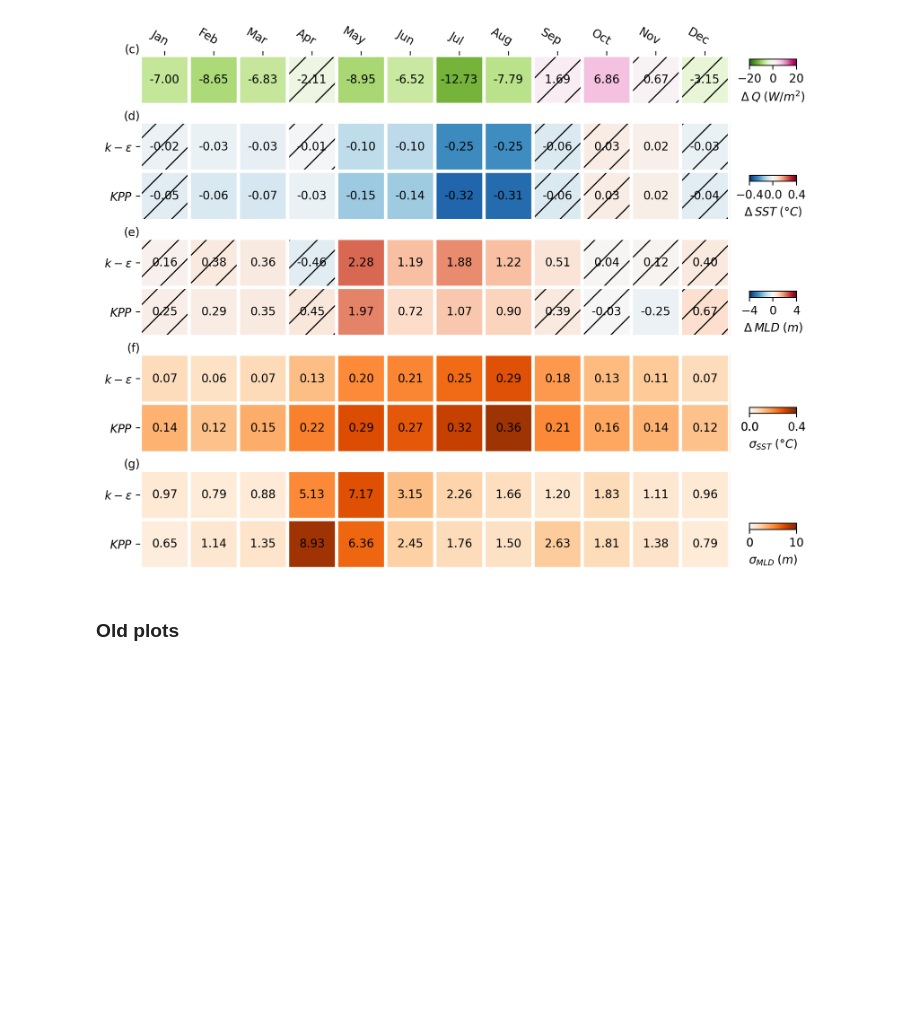
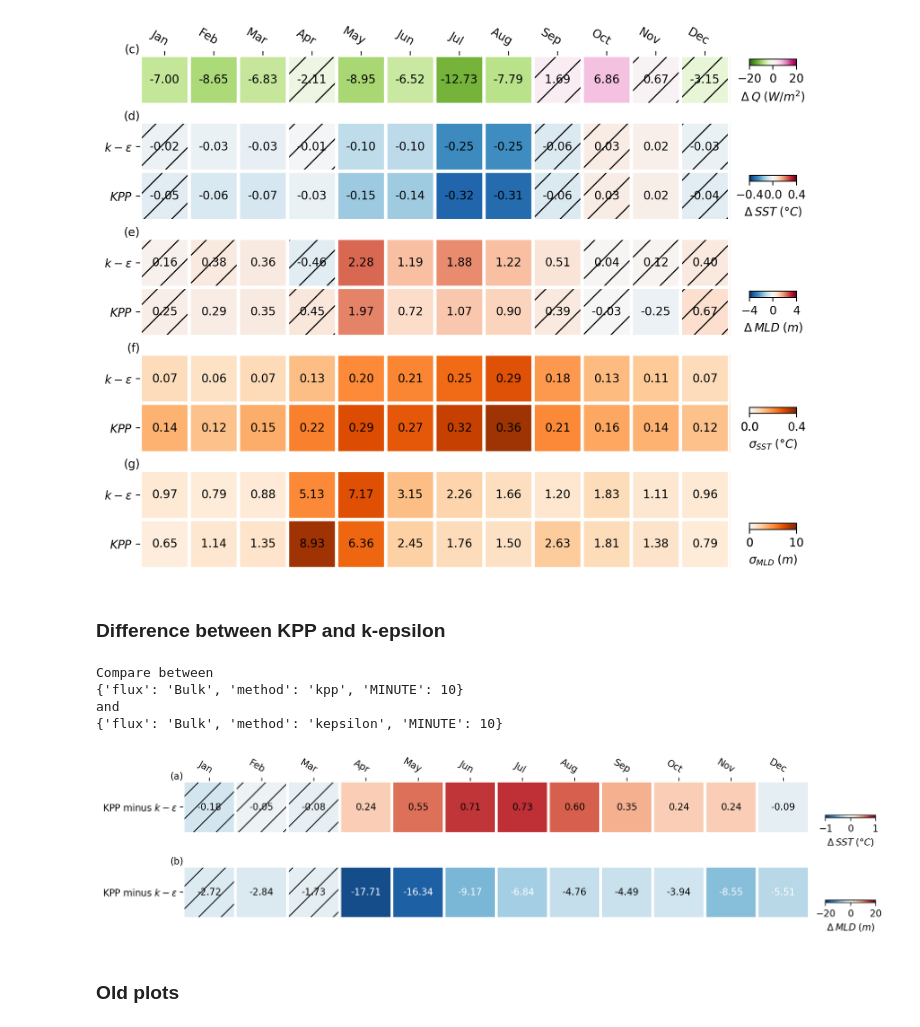
Before and after one commit to jiarong-wu/mlflux, a Jupyter notebook: gotm/Eval6-figure.ipynb, the cells around one changed output. Drawn from its saved outputs; the diff is of its cells as text; code cells hidden in the pictures; blank space fills up the shorter version.

```diff
--- a/gotm/Eval6-figure.ipynb
+++ b/gotm/Eval6-figure.ipynb
@@ -250,6 +254,62 @@ plt.savefig(f'../plots/updated_heatmap_together.png', bbox_inches='tight')
 plt.savefig(f'../plots/updated_heatmap_together.pdf', bbox_inches='tight')
 # %% [output]
 [figure]
+# %% [markdown]
+### Difference between KPP and k-epsilon
+# %%
+dir = '/scratch/jw8736/gotm/ensem/2011-01-01_2020-01-01_heat/'
+years = (2011,2012,2015,2016)
+num1 = {'flux': 'Bulk', 'method': 'kepsilon', 'MINUTE': 10}
+num2 = {'flux': 'Bulk', 'method': 'kpp', 'MINUTE': 10}
+
+# MLD is absolute signed so always positive
+# So a negative bias is shallower
+bias = Distance (years, combo=num2, combo_ref=num1, dir=dir)
+bias.read_compute()
+# %% [output]
+Compare between
+{'flux': 'Bulk', 'method': 'kpp', 'MINUTE': 10}
+and
+{'flux': 'Bulk', 'method': 'kepsilon', 'MINUTE': 10}
+# %%
+fig, axes = plt.subplots(2, 1, figsize=[12,3], dpi=200, height_ratios=[1,1], sharex=False)
+biases = [bias]
+row_labels = ['KPP minus $k-\epsilon$']
+col_labels = ['Jan', 'Feb', 'Mar', 'Apr', 'May', 'Jun', 'Jul', 'Aug', 'Sep', 'Oct', 'Nov', 'Dec']
+
+# SST
+ax = axes[0]; option = 'SST_diffs'
+yaver_bias = [getattr(bias, option).mean(axis=0) for bias in biases]
+sign_agree = [bias.checksigns(option) for bias in biases]
+yaver_bias = np.array(yaver_bias); sign_agree = np.array(sign_agree)
+im, cbar = heatmap_(yaver_bias, row_labels=row_labels, col_labels=col_labels, ax=ax, cbarlabel="$\Delta \: SST \; (\degree C)$",
+                    XTICK=True, YTICK=True, vmax=1, vmin=-1, cmap='RdBu_r')
+texts = annotate_heatmap(im, data=yaver_bias, valfmt="{x:.2f}", textcolors=("white", "black"), threshold=-5)
+for (i, j), sign in np.ndenumerate(sign_agree):
+    if sign == 0:  # Apply hatching to cells where sign_agree is 0
+        ax.add_patch(plt.Rectangle((j-0.5, i-0.5), 1, 1, fill=False, hatch='/'))  # Diagonal forward hatch
+
+# MLD
+ax = axes[1]; option = 'MLD_diffs'
+yaver_bias = [getattr(bias, option).mean(axis=0) for bias in biases]
+sign_agree = [bias.checksigns(option) for bias in biases]
+yaver_bias = np.array(yaver_bias); sign_agree = np.array(sign_agree)
+im, cbar = heatmap_(yaver_bias, row_labels=row_labels, col_labels=[], ax=ax, cbarlabel=r"$\Delta \: MLD \; (m)$",
+                    XTICK=False, YTICK=True, vmax=20, vmin=-20, cmap='RdBu_r')
+texts = annotate_heatmap(im, data=yaver_bias, valfmt="{x:.2f}", textcolors=("white", "black"), threshold=-5)
+for (i, j), sign in np.ndenumerate(sign_agree):
+    if sign == 0:  # Apply hatching to cells where sign_agree is 0
+        ax.add_patch(plt.Rectangle((j-0.5, i-0.5), 1, 1, fill=False, hatch='/'))  # Diagonal forward hatch
+
+
+labels = ['(a)','(b)']
+for i in range(len(axes)):
+    axes[i].text(0., 1., labels[i], transform=axes[i].transAxes, fontsize=10, verticalalignment='bottom', horizontalalignment='right')
+
+# plt.tight_layout()
+plt.savefig(f'../plots/updated_heatmap_kpp_ke.pdf', bbox_inches='tight')
+# %% [output]
+[figure, added]
 # %% [markdown]
 ### Old plots
 # %%
```
Also changed, not shown: parts of 4 cells of this notebook, 3 other files.
